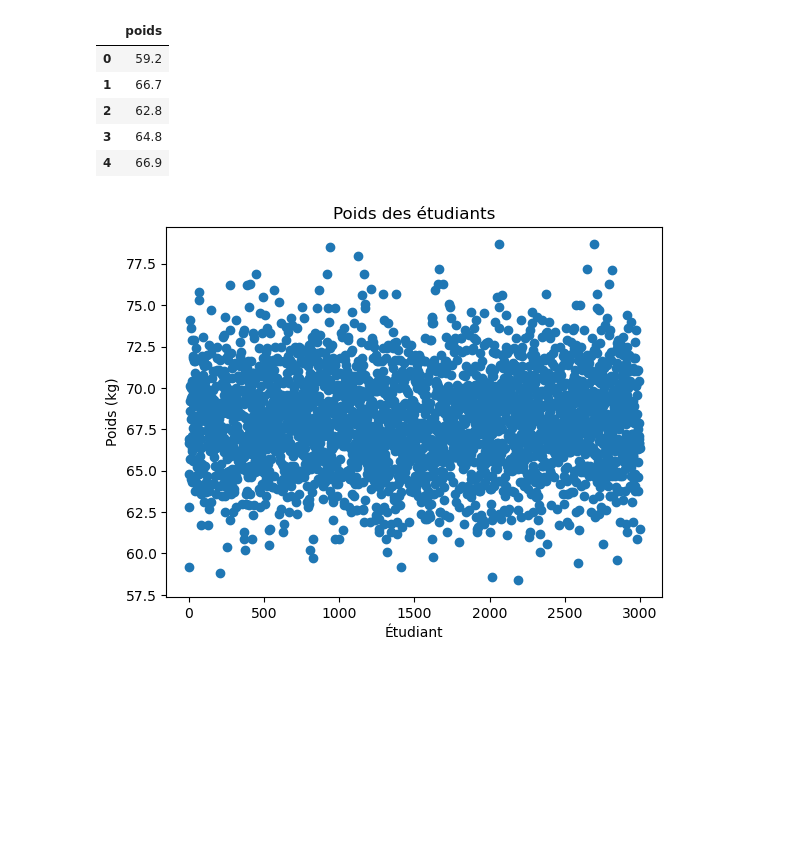
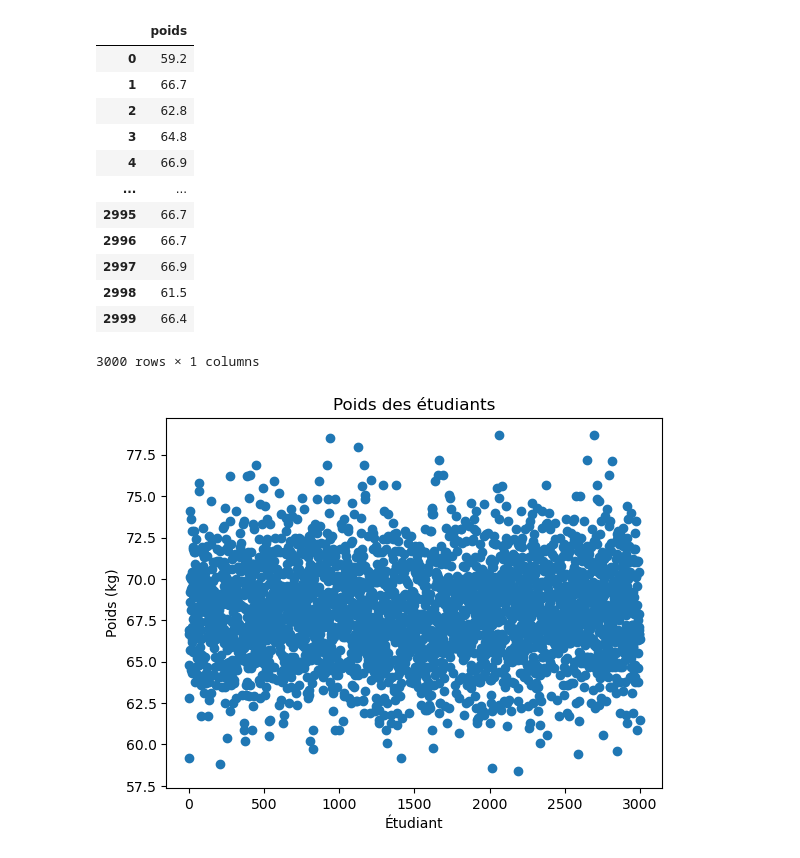
Before and after one commit to WH-Yoshi/MethodeStat, a Jupyter notebook: MethodeStat/Exo11.1-3000etu.ipynb, the cells around one changed output. Drawn from its saved outputs; the diff is of its cells as text; code cells hidden in the pictures; blank space fills up the shorter version.

```diff
--- a/MethodeStat/Exo11.1-3000etu.ipynb
+++ b/MethodeStat/Exo11.1-3000etu.ipynb
@@ -15,14 +15,21 @@ nombre_etudiants = 3000
 # %%
 pop_df = pd.DataFrame({'poids': np.random.normal(moyenne, ecart_type, nombre_etudiants)})
 pop_df = pop_df.round({"poids": 1})
-pop_df.head()
+pop_df
 # %% [output]
 |  | poids |
 | 0 | 59.2 |
 | 1 | 66.7 |
 | 2 | 62.8 |
 | 3 | 64.8 |
 | 4 | 66.9 |
+| ... | ... |
+| 2995 | 66.7 |
+| 2996 | 66.7 |
+| 2997 | 66.9 |
+| 2998 | 61.5 |
+| 2999 | 66.4 |
+3000 rows × 1 columns
 # %%
 plt.plot(pop_df['poids'], 'o')
 plt.xlabel('Étudiant')
```
Also changed, not shown: parts of 8 cells of this notebook, 5 other files.
